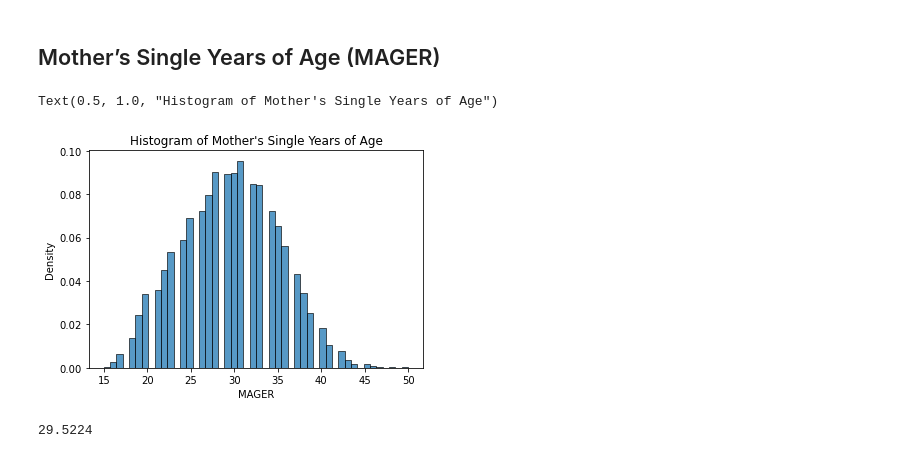
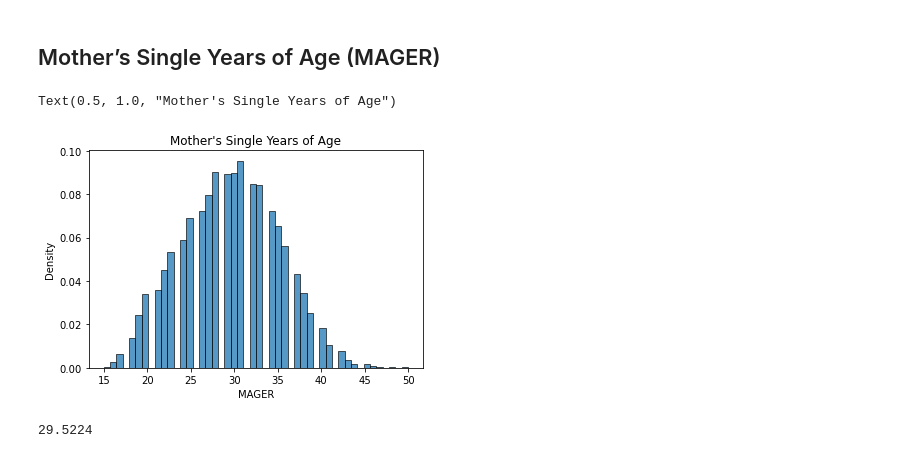
Before and after one commit to WenhaoP/Data102-Fa22-Proj, a Jupyter notebook: EDA.ipynb, the cells around one changed output. Drawn from its saved outputs; the diff is of its cells as text; code cells hidden in the pictures.

```diff
--- a/EDA.ipynb
+++ b/EDA.ipynb
@@ -52,10 +52,10 @@ From the histogram above, we see that the birth weight is rougly normally distri
 ## Mother’s Single Years of Age (MAGER)
 # %%
 sns.histplot(birth['MAGER'], stat = 'density')
-plt.title("Histogram of Mother's Single Years of Age")
+plt.title("Mother's Single Years of Age")
 # %% [output]
-Text(0.5, 1.0, "Histogram of Mother's Single Years of Age")
+Text(0.5, 1.0, "Mother's Single Years of Age")
-[figure, old version]
+[figure, new version]
 # %%
 #Mean
 np.mean(birth['MAGER'])
```
Also changed, not shown: parts of 23 cells of this notebook.
